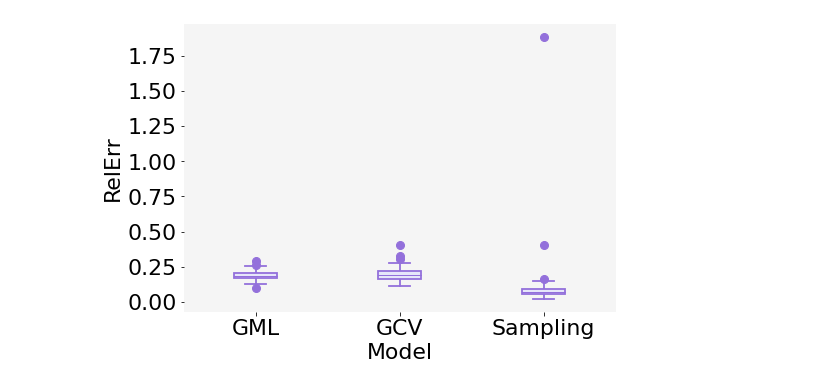
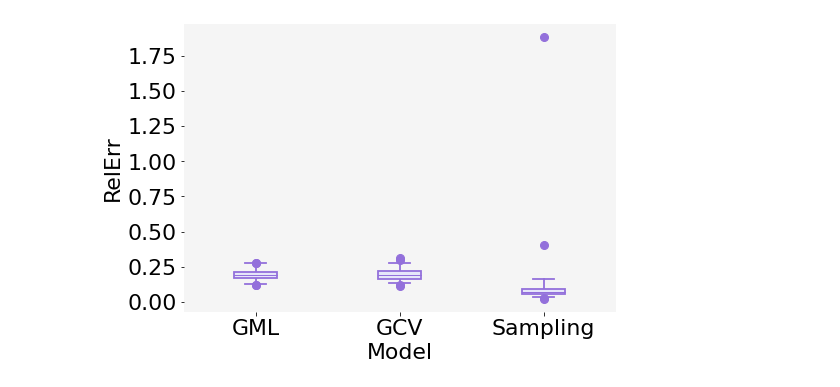
Before and after one commit to NikolineBalle/Bachelor, a Jupyter notebook: error plots.ipynb, the cells around one changed output. Drawn from its saved outputs; the diff is of its cells as text; code cells hidden in the pictures.

```diff
--- a/error plots.ipynb
+++ b/error plots.ipynb
@@ -55,35 +55,35 @@ def plot_deg(y, xlabel, ylabel, savename):
     fig = plt.figure()
     ax = fig.add_axes([0, 0, 1, 1])
     c = 'lavender'
     d = 'mediumpurple'
     lw = 1.8
-    bp = ax.boxplot(y, positions=[1,2,3], patch_artist=True,
+    bp = ax.boxplot(y, whis = [2,98], positions=[1,2,3], patch_artist=True,
             boxprops=dict(facecolor=c, color=d, linewidth = lw),
             capprops=dict(color=d, linewidth = lw),
             whiskerprops=dict(color=d , linewidth = lw),
             flierprops=dict(color=d, markeredgecolor=d, marker='o', markerfacecolor=d, markersize=8,linewidth = lw),
             medianprops=dict(color=d),
             )
     plt.xlabel(xlabel, fontsize = 22)
     plt.ylabel(ylabel, fontsize = 22)
 
     plt.yticks(fontsize = 22)
     plt.xticks([1,2, 3], ['GML', 'GCV', 'Sampling'], fontsize = 22)
     plt.tick_params(left=True, bottom = True, right = False, top = False)
     ax = plt.gca()
     ax.set_facecolor('whitesmoke')
     for spine in plt.gca().spines.values():
         spine.set_visible(False)
     plt.show
 
 
     my_path = os.getcwd()
     fig.savefig(my_path + savename, bbox_inches='tight')
 
 
 plot_deg(errors, xlabel = 'Model', ylabel = 'RelErr',savename = "/Plots/errors.pdf")
 # %% [output]
-[figure, old version]
+[figure, new version]
 # %%
 fig = plt.figure()
 plt.hist(lamb[:,0], color = 'cornflowerblue')
```
Also changed, not shown: 25 other files.
